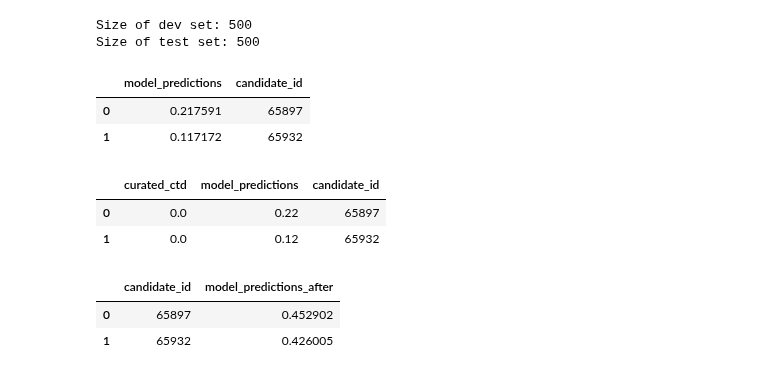
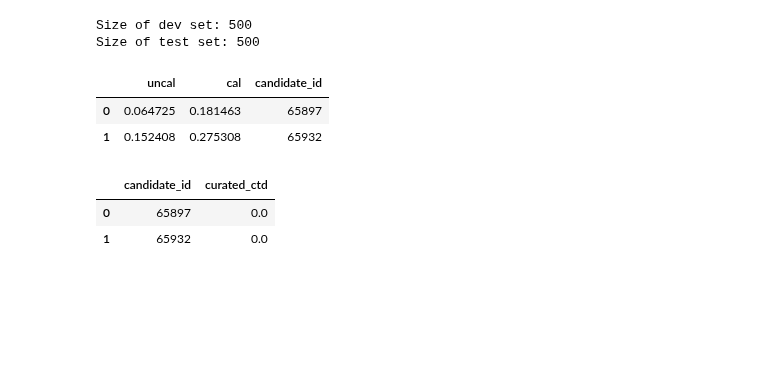
Before and after one commit to greenelab/snorkeling, a Jupyter notebook: compound_disease/compound_treats_disease/model_calibration_experiment/model_calibration_experiment.ipynb, the cells around one changed output. Saved outputs shown, nothing was run; the diff lists cells and outputs as text; code cells hidden in the pictures; blank space fills up the shorter version.

```diff
--- a/compound_disease/compound_treats_disease/model_calibration_experiment/model_calibration_experiment.ipynb
+++ b/compound_disease/compound_treats_disease/model_calibration_experiment/model_calibration_experiment.ipynb
@@ -73,33 +72,19 @@ for key in candidate_dfs:
 Size of dev set: 500
 Size of test set: 500
 # %%
-dev_predictions_df = pd.read_table("results/before_22_sampled_lfs.tsv_dev.tsv")
-dev_predictions_df.columns = ["model_predictions", "candidate_id"]
+dev_predictions_df = pd.read_table("input/calibrated_tune.tsv")
 dev_predictions_df.head(2)
 # %% [output]
-|  | model_predictions | candidate_id |
-| 0 | 0.217591 | 65897 |
-| 1 | 0.117172 | 65932 |
+|  | uncal | cal | candidate_id |
+| 0 | 0.064725 | 0.181463 | 65897 |
+| 1 | 0.152408 | 0.275308 | 65932 |
-# %%
-model_predictions_df = (
-    candidate_dfs['dev']
-    .merge(dev_predictions_df)
-    [["curated_ctd", "model_predictions", "candidate_id"]]
-    .round(2)
-)
-model_predictions_df.head(2)
-# %% [output]
-|  | curated_ctd | model_predictions | candidate_id |
-| 0 | 0.0 | 0.22 | 65897 |
-| 1 | 0.0 | 0.12 | 65932 |
-# %%
-dev_all_predictions_df = pd.read_table("results/after_22_sampled_lfs.tsv_dev.tsv")
-dev_all_predictions_df.columns = ["candidate_id", "model_predictions_after"]
-dev_all_predictions_df.head(2)
-# %% [output]
-|  | candidate_id | model_predictions_after |
-| 0 | 65897 | 0.452902 |
-| 1 | 65932 | 0.426005 |
+# %%
+dev_labels = pd.read_csv("../disc_model_experiment/input/ctd_dev_labels.tsv", sep="\t")
+dev_labels.head(2)
+# %% [output]
+|  | candidate_id | curated_ctd |
+| 0 | 65897 | 0.0 |
+| 1 | 65932 | 0.0 |
 # %%
 total_candidates_df = pd.read_csv("../dataset_statistics/results/all_ctd_map.tsv.xz", sep="\t")
 total_candidates_df.head(2)
```
Also changed, not shown: parts of 8 cells of this notebook, 31 other files.
